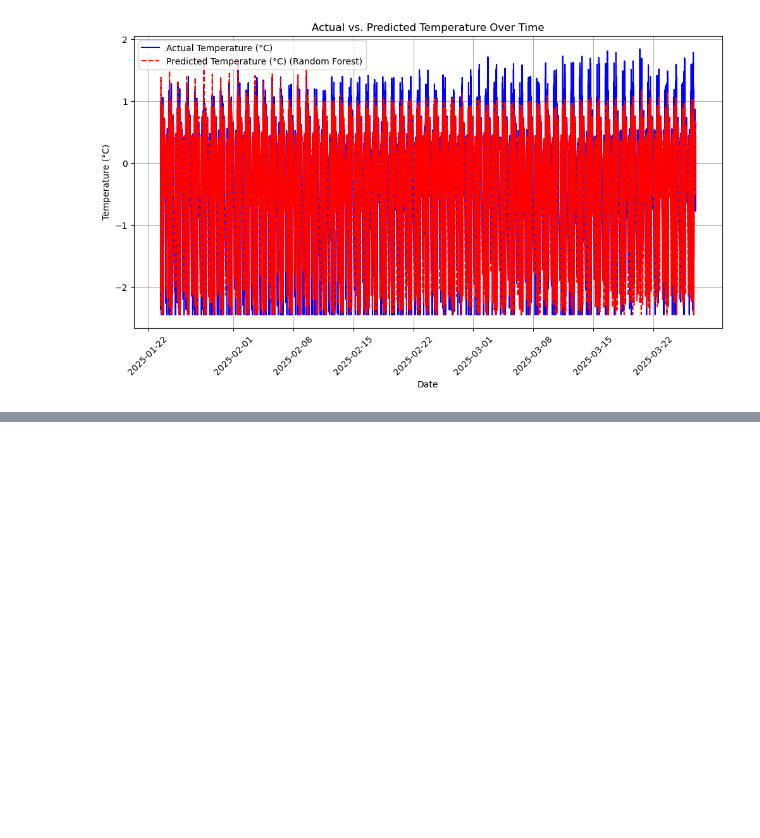
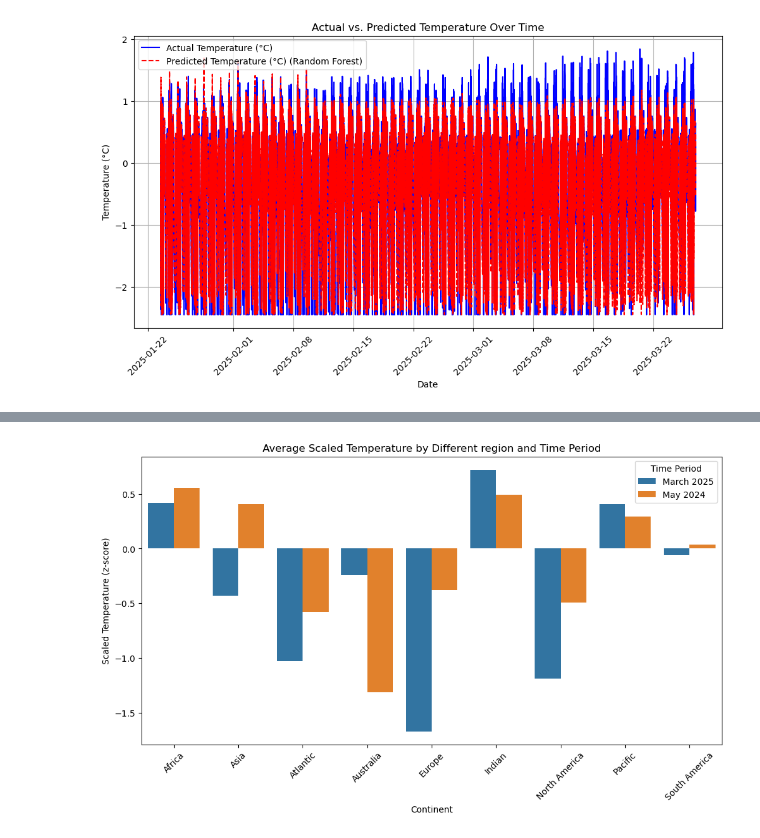
Before and after one commit to ShivamBhosale/PM-Accelerator, a Jupyter notebook: Global_Weather_Repository.ipynb, the cells around one changed output, grey strips where cells are left out. Drawn from its saved outputs; the diff is of its cells as text; code cells hidden in the pictures; blank space fills up the shorter version.

Commit message:
Possible last commit

```diff
--- a/Global_Weather_Repository.ipynb
+++ b/Global_Weather_Repository.ipynb
@@ -605,0 +436,80 @@ Permutation Importance:
+# %%
+df = pd.read_csv('GlobalWeatherRepository_cleaned.csv')
+df['last_updated'] = pd.to_datetime(df['last_updated'])
+
+df['continent'] = df['timezone'].str.split('/').str[0] # we can simple get the region from  the timezone.
+
+# Refine 'America' into North/South America based on latitude
+df['continent'] = df.apply(
+    lambda x: 'North America' if x['continent'] == 'America' and x['latitude'] >= 0
+    else 'South America' if x['continent'] == 'America' and x['latitude'] < 0
+    else x['continent'], axis=1
+)
+
+# Handle edge cases (e.g., 'Etc', 'Arctic', 'Antarctica')
+df['continent'] = df['continent'].replace({'Etc': 'Other', 'Arctic': 'Other', 'Antarctica': 'Antarctica'})
+
+# Check unique continents
+unique_continents = df['continent'].unique()
+print("\nUnique Continents Extracted from Timezone:")
+print(unique_continents)
+
+# Create a time period column (May 2024 vs. March 2025)
+df['time_period'] = df['last_updated'].apply(lambda x: 'May 2024' if x.year == 2024 else 'March 2025')
+
+# Sort by last_updated for time series consistency
+df = df.sort_values('last_updated')
+
+# Extract date for daily trends
+df['date'] = df['last_updated'].dt.date
+
+# Step 3: Compute average climate parameters by continent and time period
+climate_stats = df.groupby(['time_period', 'continent']).agg({
+    'temperature_celsius': 'mean',
+    'wind_mph': 'mean'
+}).reset_index()
+
+print("\nNote: The analysis uses scaled values (z-scores) for temperature_celsius and precip_mm "
+      "because the original mean and std for unscaling are not available. "
+      "Interpret the results as relative differences rather than absolute values.")
+
+# Plot average temperature (scaled)
+plt.figure(figsize=(12, 6))
+sns.barplot(x='continent', y='temperature_celsius', hue='time_period', data=climate_stats)
+plt.title('Average Scaled Temperature by Different region and Time Period')
+plt.xlabel('Continent')
+plt.ylabel('Scaled Temperature (z-score)')
+plt.xticks(rotation=45)
+plt.legend(title='Time Period')
+plt.show()
+
+
+# Plot average wind speed
+plt.figure(figsize=(12, 6))
+sns.barplot(x='continent', y='wind_mph', hue='time_period', data=climate_stats)
+plt.title('Average Wind Speed by Continent and Time Period')
+plt.xlabel('Continent')
+plt.ylabel('Wind Speed (mph)')
+plt.xticks(rotation=45)
+plt.legend(title='Time Period')
+plt.show()
+
+
+
+#Daily temperature trends by continent (scaled)
+daily_temp = df.groupby(['continent', 'date'])['temperature_celsius'].mean().reset_index()
+daily_temp['date'] = pd.to_datetime(daily_temp['date'])
+
+plt.figure(figsize=(14, 8))
+for continent in daily_temp['continent'].unique():
+    subset = daily_temp[daily_temp['continent'] == continent]
+    plt.plot(subset['date'], subset['temperature_celsius'], label=continent)
+plt.title('Daily Average Scaled Temperature Trends by Region')
+plt.xlabel('Date')
+plt.ylabel('Scaled Temperature (z-score)')
+plt.legend(title='Region', bbox_to_anchor=(1.05, 1), loc='upper left')
+plt.xticks(rotation=45)
+plt.grid(True)
+plt.tight_layout()
+plt.show()
+# %% [output]
@@ -605,0 +521 @@ Permutation Importance:
+[figure, added]
```
Also changed, not shown: parts of 6 cells of this notebook.
